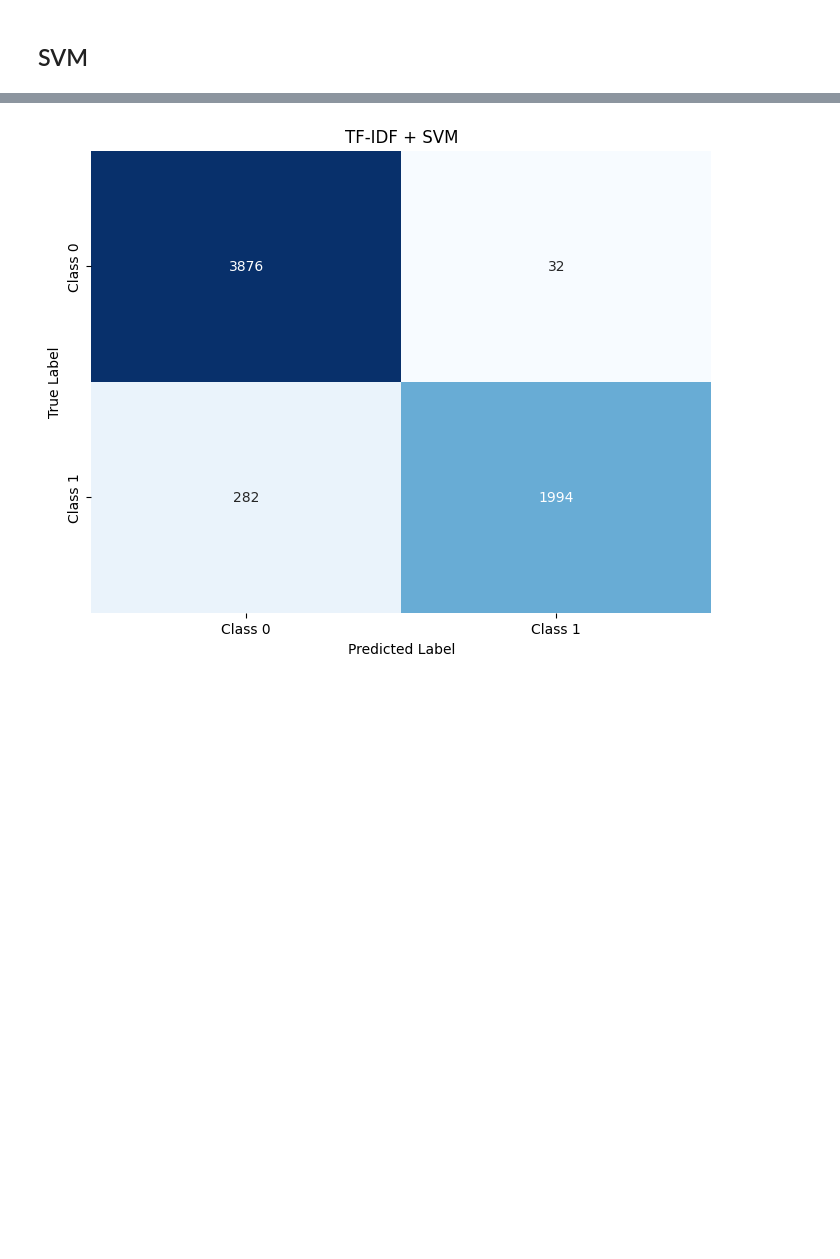
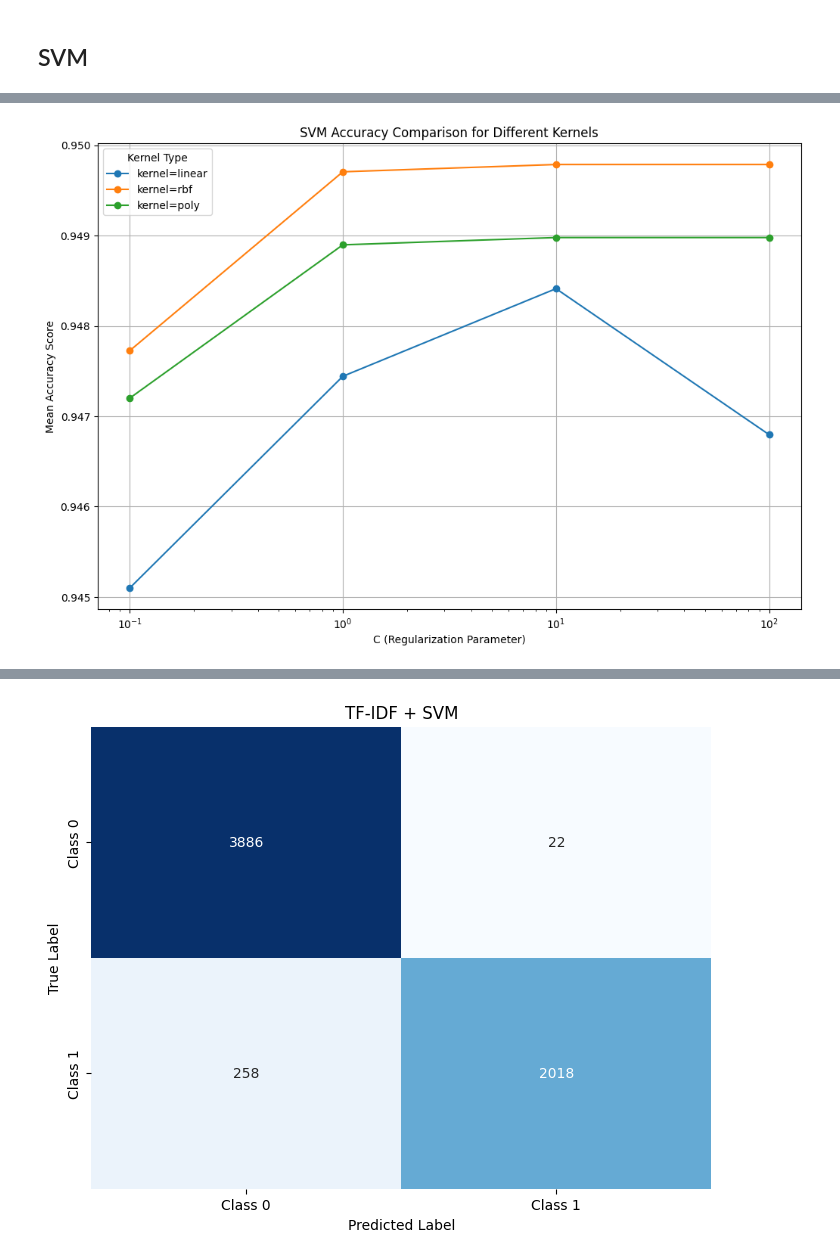
Before and after one commit to bleenee203/IS335.P11---SQLi, a Jupyter notebook: TF-IDF + ML.ipynb, the cells around one changed output, grey strips where cells are left out. Saved outputs shown, nothing was run; the diff lists cells and outputs as text; code cells hidden in the pictures; blank space fills up the shorter version.

```diff
--- a/TF-IDF + ML.ipynb
+++ b/TF-IDF + ML.ipynb
@@ -301,18 +318,0 @@ plt.show()
-# %%
-from sklearn.ensemble import AdaBoostClassifier
-from sklearn.tree import DecisionTreeClassifier
-
-ada_parameters = {
-    'n_estimators': [10, 50, 100, 150, 200],
-    'learning_rate': [0.01, 0.1, 0.5, 1.0]
-}
-#Weak Learner
-base = DecisionTreeClassifier(max_depth=1)
-#Ensemble learning
-ada = AdaBoostClassifier(estimator=base)
-
-grid = GridSearchCV(estimator=ada, param_grid=ada_parameters, scoring='accuracy', verbose=1, cv=5)
-grid.fit(X_train_tf_idf, y_train)
-
-print("Best Score: " + str(grid.best_score_))
-print("Best Parameters: " + str(grid.best_params_))
@@ -353,7 +324,6 @@ from sklearn.svm import SVC
 svm_parameters = {
     'C': [0.1, 1, 10, 100],
     'kernel': ['linear', 'rbf', 'poly'],
-    'gamma': ['scale', 'auto']
 }
 svm = SVC()
 
@@ -368,0 +339,5 @@ Best Parameters: {'C': 100, 'gamma': 'scale', 'kernel': 'rbf'}
+# %%
+svm_results = pd.DataFrame(grid.cv_results_)
+svm_results_summary = svm_results[['param_C', 'param_kernel', 'mean_test_score', 'std_test_score']]
+svm_results_summary_sorted = svm_results_summary.sort_values(by='mean_test_score', ascending=False)
+svm_results_summary_sorted
@@ -369,3 +358,18 @@ Best Parameters: {'C': 100, 'gamma': 'scale', 'kernel': 'rbf'}
+# %%
+plt.figure(figsize=(12, 8))
+for kernel in svm_parameters['kernel']:
+    subset = svm_results_summary[svm_results_summary['param_kernel'] == kernel]
+    plt.plot(subset['param_C'], subset['mean_test_score'], '-o', label=f'kernel={kernel}')
+
+plt.xlabel('C (Regularization Parameter)')
+plt.ylabel('Mean Accuracy Score')
+plt.title('SVM Accuracy Comparison for Different Kernels')
+plt.xscale('log')
+plt.legend(title='Kernel Type')
+plt.grid(True)
+plt.show()
+# %% [output]
+[figure, added]
 # %%
 y_pred = grid.predict(X_test_tf_idf)
 conf_matrix = confusion_matrix(y_test, y_pred)
```
Also changed, not shown: parts of 25 cells of this notebook.
